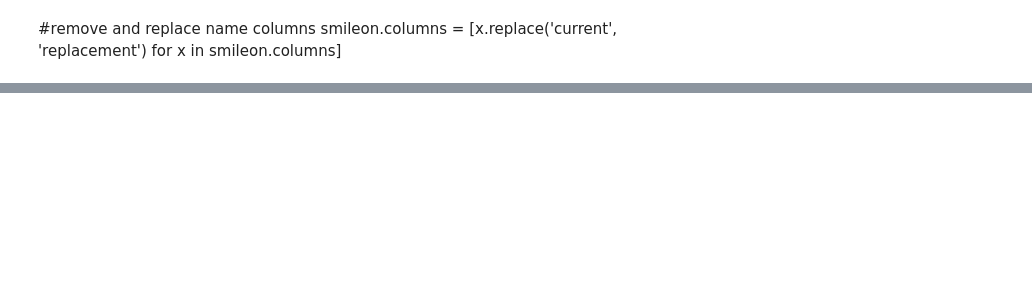
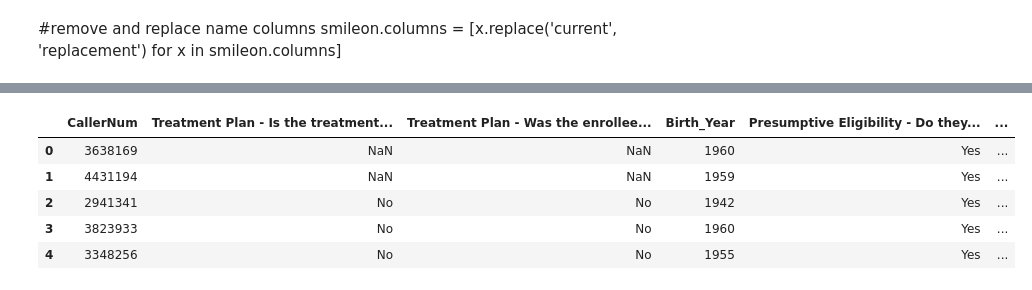
Before and after one commit to Rhunsilval/smile_on_python, a Jupyter notebook: Notebook/Smile.ipynb, the cells around one changed output, grey strips where cells are left out. Cells and saved outputs as stored; diff of their text form; code cells hidden in the pictures; blank space fills up the shorter version.

```diff
--- a/Notebook/Smile.ipynb
+++ b/Notebook/Smile.ipynb
@@ -71,9 +123,17 @@ print(clean_df['CallerNum'].value_counts())
 # %%
-client_info = clean_df[['CallerNum','Birth_Year',
-                      'Demographic Information - Gender',
-                      'Demographic Information - Household Income Level',
-                      'Demographic Information - Race/Ethnicity',
+outcomes = clean_df[['CallerNum',
+                     'Treatment Plan - Is the treatment plan completed?',
+                     'Treatment Plan - Was the enrollee able to be restored to function (can chew) and "social six" esthetics (top front six teeth are present and disease free)',
+                     'Birth_Year',
                       'Presumptive Eligibility - Do they pre-qualify for SMILE ON 60+?',
                       'Base-line Oral and Conditions Questions - Are you limited in what you can eat?',
-                      'Treatment Plan - Was the enrollee able to be restored to function (can chew) and "social six" esthetics (top front six teeth are present and disease free)']]
-client_info.head()
+                        'Treatment Plan - Was a treatment plan developed?',
+                        ]]
+outcomes.head()
+# %% [output]
+|  | CallerNum | Treatment Plan - Is the treatment... | Treatment Plan - Was the enrollee... | Birth_Year | Presumptive Eligibility - Do they... | ... |
+| 0 | 3638169 | NaN | NaN | 1960 | Yes | ... |
+| 1 | 4431194 | NaN | NaN | 1959 | Yes | ... |
+| 2 | 2941341 | No | No | 1942 | Yes | ... |
+| 3 | 3823933 | No | No | 1960 | Yes | ... |
+| 4 | 3348256 | No | No | 1955 | Yes | ... |
```
Also changed, not shown: parts of 17 cells of this notebook, 1 other file.
